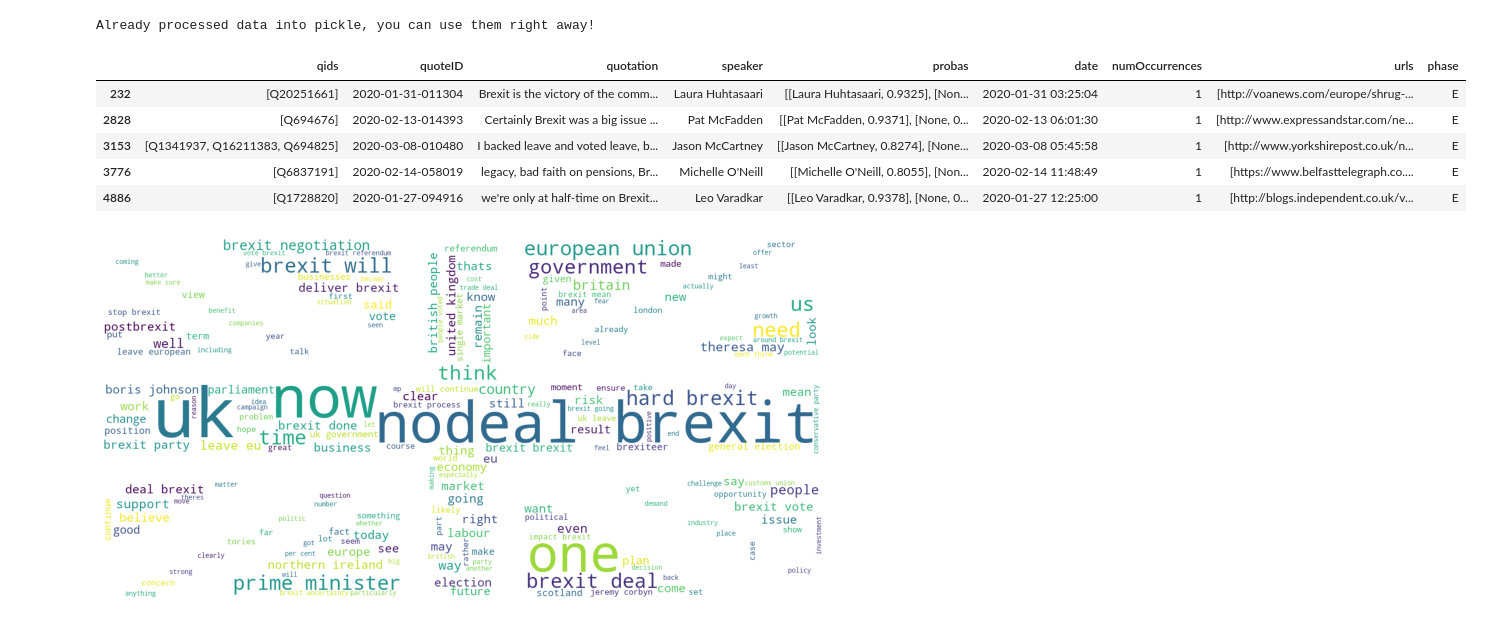
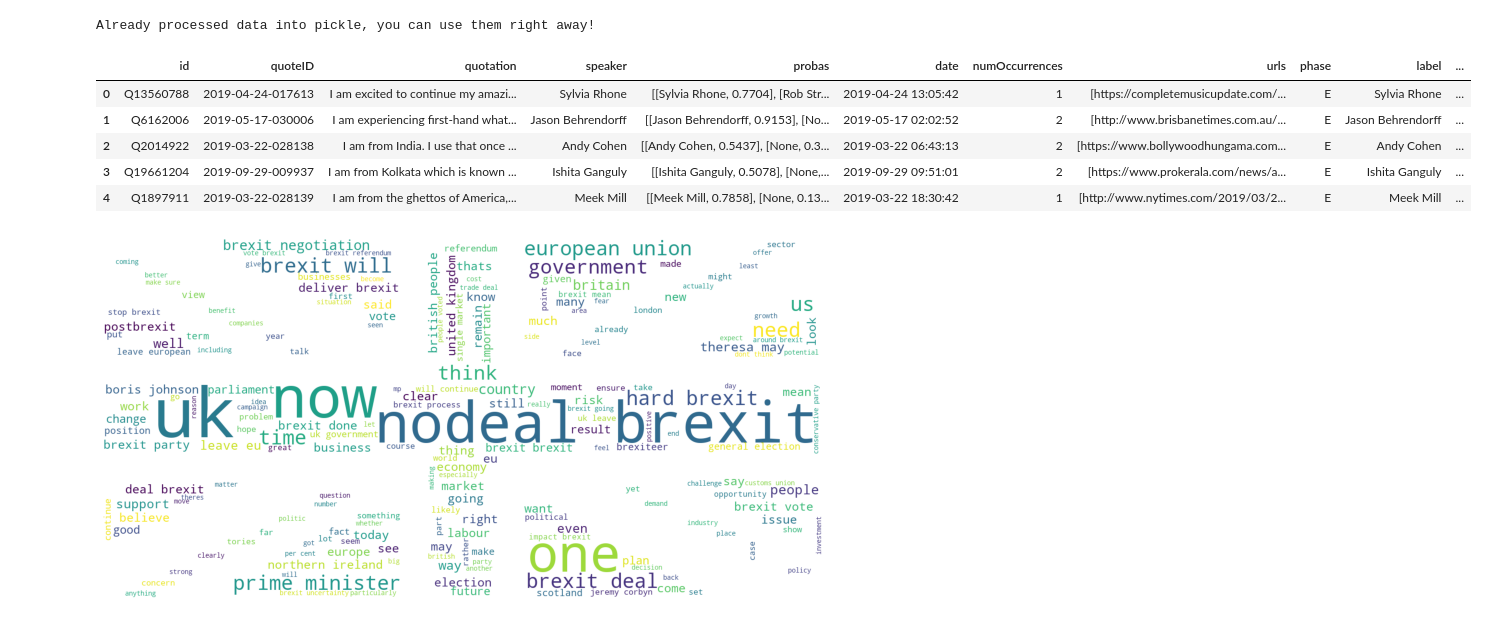
Before and after one commit to epfl-ada/ada-2021-project-top-spot, a Jupyter notebook: project.ipynb, the cells around one changed output. Cells and saved outputs as stored; diff of their text form; code cells hidden in the pictures.

```diff
--- a/project.ipynb
+++ b/project.ipynb
@@ -190,12 +142,12 @@ if not os.path.exists(all_attribute_pickle_path):
     df[col]=df[col].map(lambda x: df_label.loc[x]['Label'] if x in df_label.index else x)
   df.to_pickle(all_attribute_pickle_path)
 # %%
-df=pd.read_pickle('/content/drive/Shareddrives/Ada/processed/Brexit_related_quote.pkl')
+df=pd.read_pickle('/content/drive/Shareddrives/Ada/processed/All_attribute.pkl')
 df.head(5)
 # %% [output]
-|  | qids | quoteID | quotation | speaker | probas | date | numOccurrences | urls | phase |
-| 232 | [Q20251661] | 2020-01-31-011304 | Brexit is the victory of the comm... | Laura Huhtasaari | [[Laura Huhtasaari, 0.9325], [Non... | 2020-01-31 03:25:04 | 1 | [http://voanews.com/europe/shrug-... | E |
-| 2828 | [Q694676] | 2020-02-13-014393 | Certainly Brexit was a big issue ... | Pat McFadden | [[Pat McFadden, 0.9371], [None, 0... | 2020-02-13 06:01:30 | 1 | [http://www.expressandstar.com/ne... | E |
-| 3153 | [Q1341937, Q16211383, Q694825] | 2020-03-08-010480 | I backed leave and voted leave, b... | Jason McCartney | [[Jason McCartney, 0.8274], [None... | 2020-03-08 05:45:58 | 1 | [http://www.yorkshirepost.co.uk/n... | E |
-| 3776 | [Q6837191] | 2020-02-14-058019 | legacy, bad faith on pensions, Br... | Michelle O'Neill | [[Michelle O'Neill, 0.8055], [Non... | 2020-02-14 11:48:49 | 1 | [https://www.belfasttelegraph.co.... | E |
-| 4886 | [Q1728820] | 2020-01-27-094916 | we're only at half-time on Brexit... | Leo Varadkar | [[Leo Varadkar, 0.9378], [None, 0... | 2020-01-27 12:25:00 | 1 | [http://blogs.independent.co.uk/v... | E |
+|  | id | quoteID | quotation | speaker | probas | date | numOccurrences | urls | phase | label | ... |
+| 0 | Q13560788 | 2019-04-24-017613 | I am excited to continue my amazi... | Sylvia Rhone | [[Sylvia Rhone, 0.7704], [Rob Str... | 2019-04-24 13:05:42 | 1 | [https://completemusicupdate.com/... | E | Sylvia Rhone | ... |
+| 1 | Q6162006 | 2019-05-17-030006 | I am experiencing first-hand what... | Jason Behrendorff | [[Jason Behrendorff, 0.9153], [No... | 2019-05-17 02:02:52 | 2 | [http://www.brisbanetimes.com.au/... | E | Jason Behrendorff | ... |
+| 2 | Q2014922 | 2019-03-22-028138 | I am from India. I use that once ... | Andy Cohen | [[Andy Cohen, 0.5437], [None, 0.3... | 2019-03-22 06:43:13 | 2 | [https://www.bollywoodhungama.com... | E | Andy Cohen | ... |
+| 3 | Q19661204 | 2019-09-29-009937 | I am from Kolkata which is known ... | Ishita Ganguly | [[Ishita Ganguly, 0.5078], [None,... | 2019-09-29 09:51:01 | 2 | [https://www.prokerala.com/news/a... | E | Ishita Ganguly | ... |
+| 4 | Q1897911 | 2019-03-22-028139 | I am from the ghettos of America,... | Meek Mill | [[Meek Mill, 0.7858], [None, 0.13... | 2019-03-22 18:30:42 | 1 | [http://www.nytimes.com/2019/03/2... | E | Meek Mill | ... |
```
Also changed, not shown: parts of 26 cells of this notebook, 1 other file.
